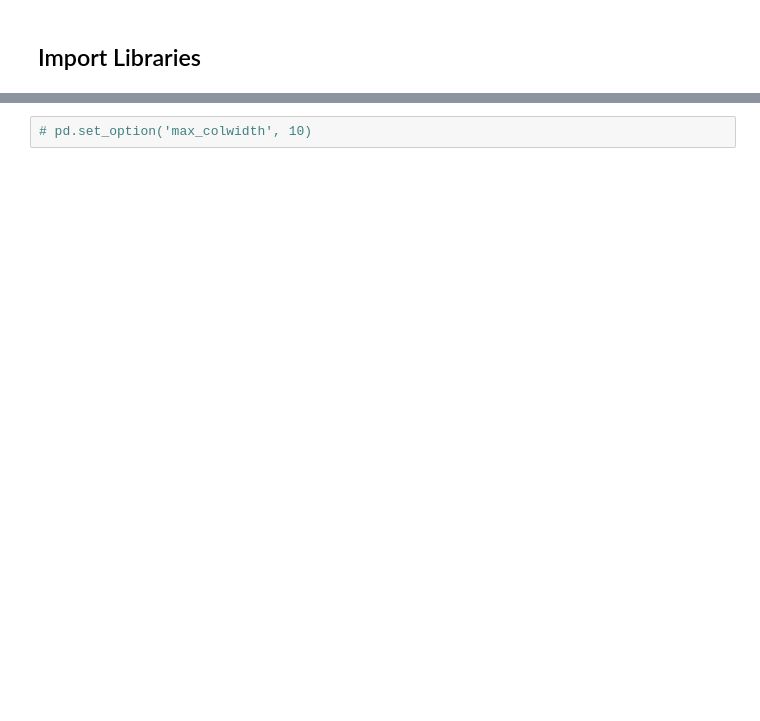
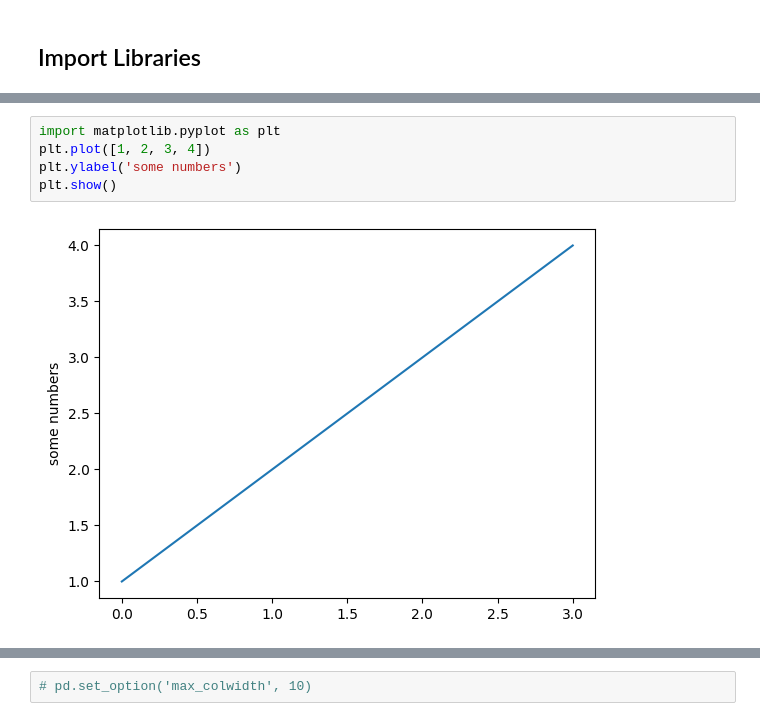
Before and after one commit to CoderSales/machine-learning-classification, a Jupyter notebook: Ensemble_Hands-On_Bagging.ipynb, the cells around one changed output, grey strips where cells are left out. Drawn from its saved outputs; the diff is of its cells as text; blank space fills up the shorter version.

```diff
--- a/Ensemble_Hands-On_Bagging.ipynb
+++ b/Ensemble_Hands-On_Bagging.ipynb
@@ -248,3 +238,10 @@ The nb_black extension is already loaded. To reload it, use:
 [interactive output not drawn]
 [interactive output not drawn]
 [interactive output not drawn]
+# %%
+import matplotlib.pyplot as plt
+plt.plot([1, 2, 3, 4])
+plt.ylabel('some numbers')
+plt.show()
+# %% [output]
+[figure, added]
```
Also changed, not shown: parts of 4 cells of this notebook.
